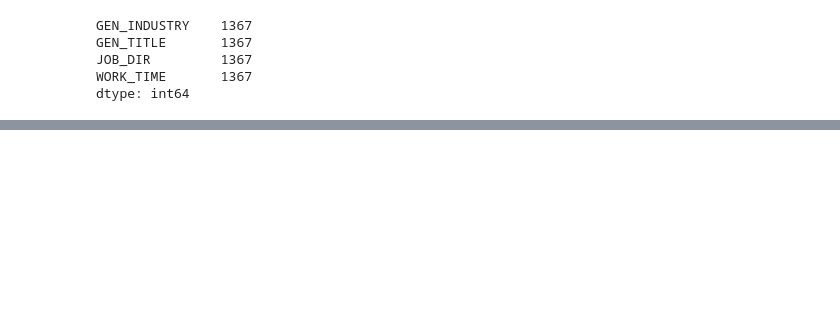
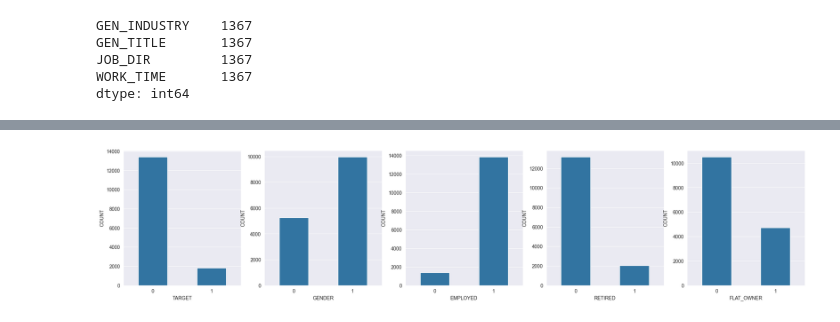
Before and after one commit to SeVlVershinin/py-applied-streamlit, a Jupyter notebook: ds.ipynb, the cells around one changed output, grey strips where cells are left out. Saved outputs shown, nothing was run; the diff lists cells and outputs as text; code cells hidden in the pictures; blank space fills up the shorter version.

```diff
--- a/ds.ipynb
+++ b/ds.ipynb
@@ -174,0 +163,2 @@ result
+# %%
+result.loc[unemployed.index, ['GEN_INDUSTRY','GEN_TITLE', 'JOB_DIR']] = 'Не трудоустроен'
@@ -174,0 +177,18 @@ result
+# %%
+columns_to_rename = {
+    'DEPENDANTS': 'DEPENDANT_TOTAL',
+    'SOCSTATUS_WORK_FL': 'EMPLOYED',
+    'SOCSTATUS_PENS_FL': 'RETIRED',
+    'FL_PRESENCE_FL': 'FLAT_OWNER',
+    'OWN_AUTO': 'AUTO_TOTAL',
+    'GEN_INDUSTRY': 'EMPLOYMENT_INDUSTRY',
+    'GEN_TITLE': 'EMPLOYMENT_POSITION',
+    'JOB_DIR': 'EMPLOYMENT_ROLE',
+    'WORK_TIME': 'EMPLOYMENT_DURATION',
+    'CREDIT': 'RECENT_LOAN_AMOUNT',
+    'TERM': 'RECENT_LOAN_LENGTH',
+    'FST_PAYMENT': 'RECENT_LOAN_FIRST_PAYMENT',
+    'CLOSED_LOANS': 'CLOSED_LOAN_COUNT'
+}
+
+result.rename(columns=columns_to_rename, inplace=True)
@@ -174,0 +197,7 @@ result
+# %%
+int_col_names = ['TARGET', 'RECENT_LOAN_LENGTH', 'LOAN_COUNT', 'CLOSED_LOAN_COUNT']
+for col_name in int_col_names:
+    if (result[col_name] % 1  == 0).all():
+        result[col_name] = result[col_name].astype(int)
+    else:
+        print(f'В столбце {col_name} присутствуют значения с дробной частью')
@@ -174,0 +218,17 @@ result
+# %%
+cat_columns = [
+    'TARGET',
+    'GENDER',
+    'EMPLOYED',
+    'RETIRED',
+    'FLAT_OWNER',
+]
+
+plt.figure(figsize=(25,5))
+for i in range(len(cat_columns)):
+    plt.subplot(1,5,i+1)
+    d = result.groupby(cat_columns[i], as_index=False).agg(COUNT = (cat_columns[i],'count'))
+    sns.barplot(d, x=cat_columns[i], y='COUNT', width=0.5)
+    # plt.xticks(rotation = 90)
+# %% [output]
+[figure, added]
```
Also changed, not shown: parts of 47 cells of this notebook.
